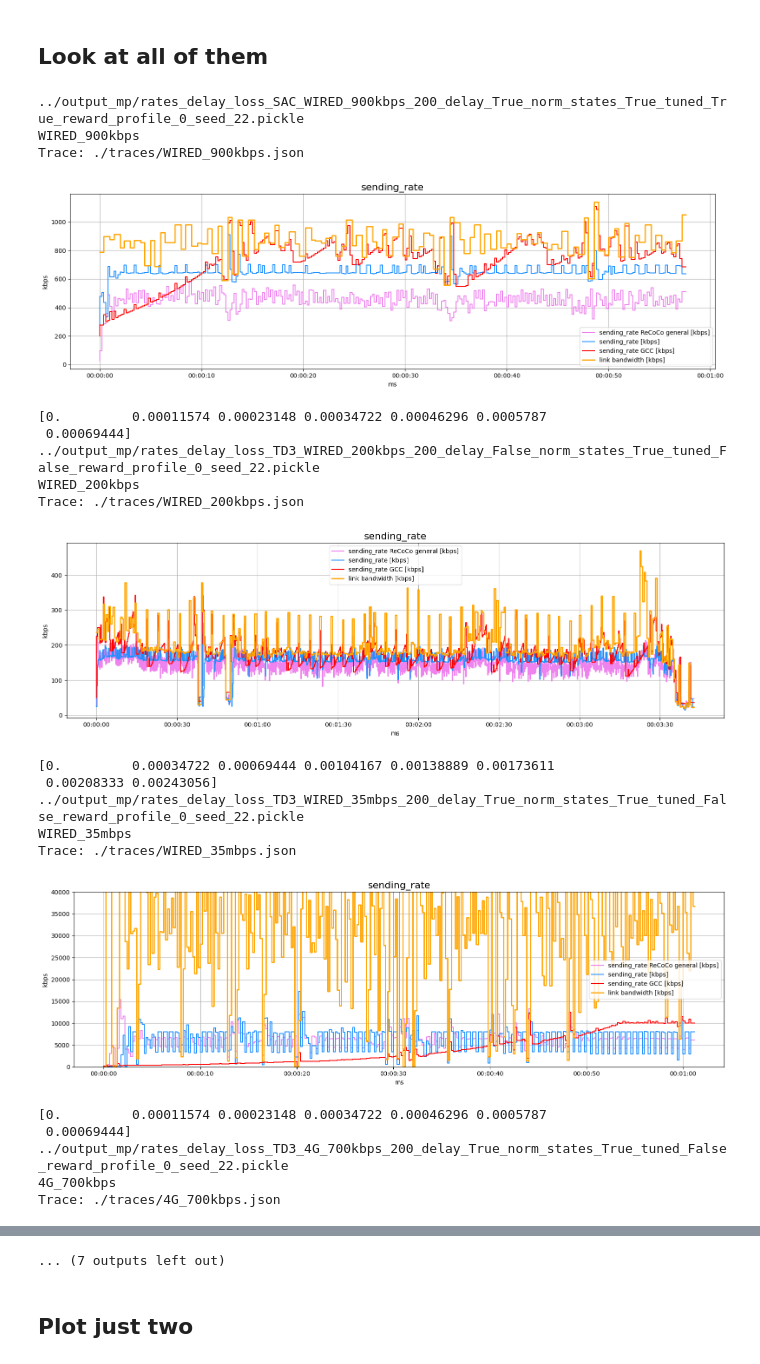
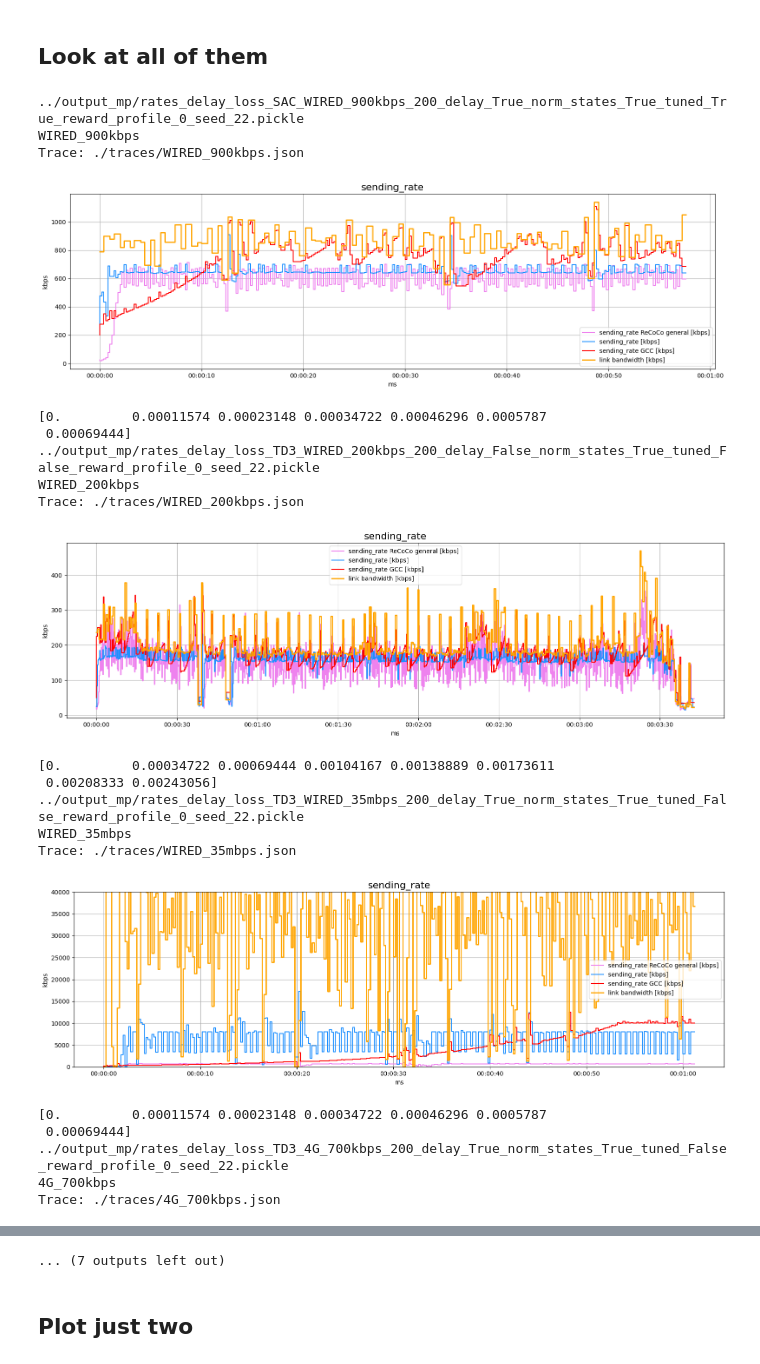
Before and after one commit to denama/ReCoCo, a Jupyter notebook: simulation_analysis/plot_sending_rate_paper.ipynb, the cells around one changed output, grey strips where cells are left out. Saved outputs shown, nothing was run; the diff lists cells and outputs as text; code cells hidden in the pictures.

```diff
--- a/simulation_analysis/plot_sending_rate_paper.ipynb
+++ b/simulation_analysis/plot_sending_rate_paper.ipynb
@@ -59,8 +59,8 @@ plot_gap = True
 prefix = "../output_mp/rates_delay_loss_"
 suffix = ".pickle"
 
-# pickle_path_gap = "../output/rates_delay_loss_test_gap_to_baseline_v2.pickle"
-pickle_path_gap = "../output/rates_delay_loss_test_random_traces_v4.pickle"
+pickle_path_gap = "../output/rates_delay_loss_test_gap_to_baseline_v2.pickle"
+# pickle_path_gap = "../output/rates_delay_loss_test_random_traces_v4.pickle"
 l_rate_gap = pd.read_pickle(pickle_path_gap)
 
 
@@ -144,46 +144,46 @@ for conf_name in list_conf_names:
                 elif REAL_NAME == "4G_3mbps":
                     plt.ylim(0,8000)
                 elif REAL_NAME == "4G_500kbps":
                     plt.ylim(0,1600)
                 elif REAL_NAME == "5G_13mbps":
                     plt.ylim(0,20000)
 
                 plt.tight_layout()
 
             else:
                 if plot_gap:
                     plt.step(df.index, df[f"{metric}_one_model"], label=f"{metric} ReCoCo general", color="red")
                 fig, ax = plt.subplots(figsize=(16,5))
                 plt.title(metric, fontsize=16)
                 plt.step(df.index, df[metric], label=f"{metric}", color="dodgerblue")
                 if plot_gcc and (metric != "reward"):
                     plt.step(df.index, df[f"{metric}_gcc"], label=f"{metric} GCC", color="red")
                 plt.ylabel(metric)
                 plt.xlabel("ms")
                 plt.legend()
                 plt.grid()
 
                 plt.tight_layout()
 
             plt.show()
             print(ax.get_xticks())
 # %% [output]
 ../output_mp/rates_delay_loss_SAC_WIRED_900kbps_200_delay_True_norm_states_True_tuned_True_reward_profile_0_seed_22.pickle
 WIRED_900kbps
 Trace: ./traces/WIRED_900kbps.json
-[figure, old version]
+[figure, new version]
 [0.         0.00011574 0.00023148 0.00034722 0.00046296 0.0005787
  0.00069444]
 ../output_mp/rates_delay_loss_TD3_WIRED_200kbps_200_delay_False_norm_states_True_tuned_False_reward_profile_0_seed_22.pickle
 WIRED_200kbps
 Trace: ./traces/WIRED_200kbps.json
-[figure, old version]
+[figure, new version]
 [0.         0.00034722 0.00069444 0.00104167 0.00138889 0.00173611
  0.00208333 0.00243056]
 ../output_mp/rates_delay_loss_TD3_WIRED_35mbps_200_delay_True_norm_states_True_tuned_False_reward_profile_0_seed_22.pickle
 WIRED_35mbps
 Trace: ./traces/WIRED_35mbps.json
-[figure, old version]
+[figure, new version]
 [0.         0.00011574 0.00023148 0.00034722 0.00046296 0.0005787
  0.00069444]
 ../output_mp/rates_delay_loss_TD3_4G_700kbps_200_delay_True_norm_states_True_tuned_False_reward_profile_0_seed_22.pickle
```
Also changed, not shown: parts of 5 cells of this notebook, 3 other files.
